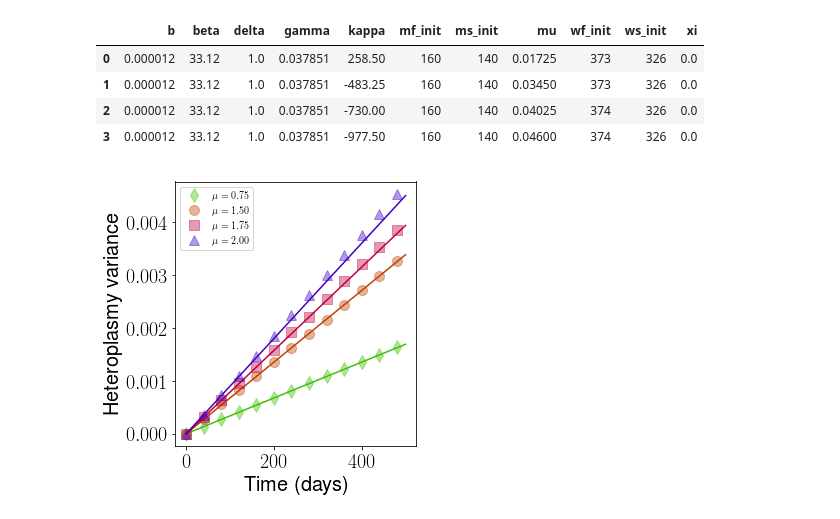
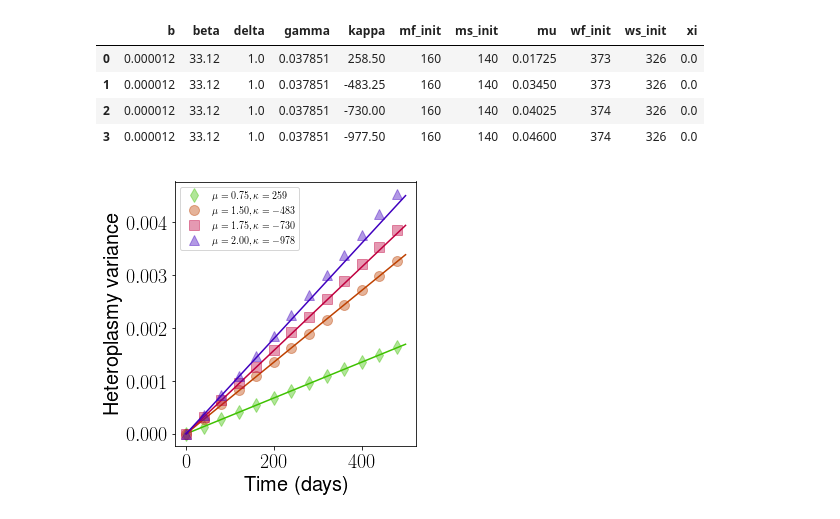
Before and after one commit to ImperialCollegeLondon/MitoNetworksGenetics, a Jupyter notebook: Linear_Feedback_Control/Stochastic_analysis/mu_sweep/Analysis/Analyse_sw.ipynb, the cells around one changed output. Cells and saved outputs as stored; diff of their text form; code cells hidden in the pictures.

Commit message:
add kappa to legend

```diff
--- a/Linear_Feedback_Control/Stochastic_analysis/mu_sweep/Analysis/Analyse_sw.ipynb
+++ b/Linear_Feedback_Control/Stochastic_analysis/mu_sweep/Analysis/Analyse_sw.ipynb
@@ -37,8 +37,10 @@ analysis.df_params
 mu_nom = 0.023
 R_m = analysis.df_params['mu']/float(mu_nom)
 n_m = len(R_m)
+# %%
+analysis.plotextensions = ['png','svg']
 # %%
-leg_list = [r"$\mu={:.2f}$".format(R_m[i]) for i in range(n_m)]
+leg_list = [r"$\mu={0:.2f}, \kappa = {1}$".format(R_m[i], int(round(analysis.df_params['kappa'][i]))) for i in range(n_m)]
 analysis.plot_vh_param_sw(range(n_m), leg_list,figname="mu_sw_lfc",sparsify_data=True)
 # %% [output]
-[figure, old version]
+[figure, new version]
```
Also changed, not shown: 2 other files.
